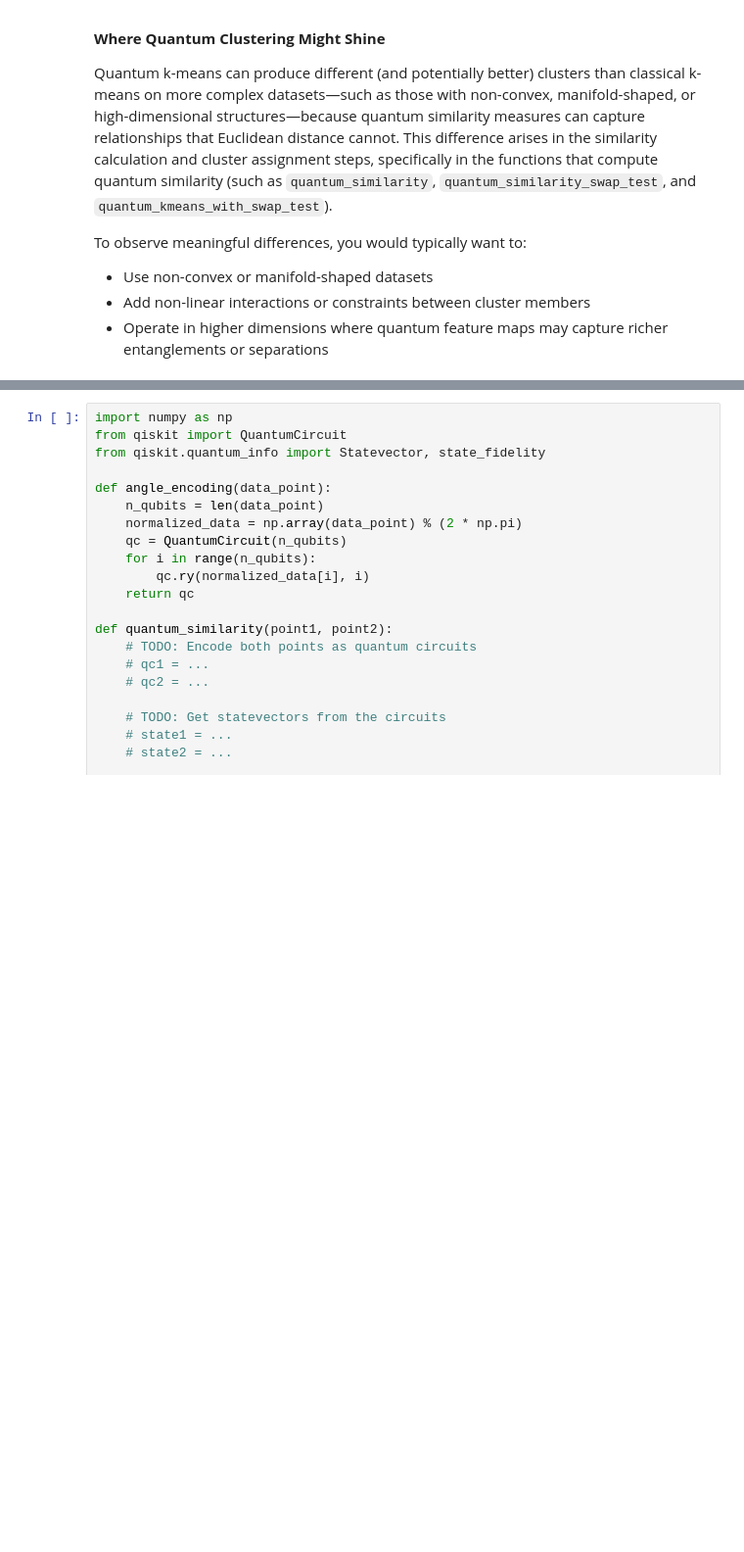
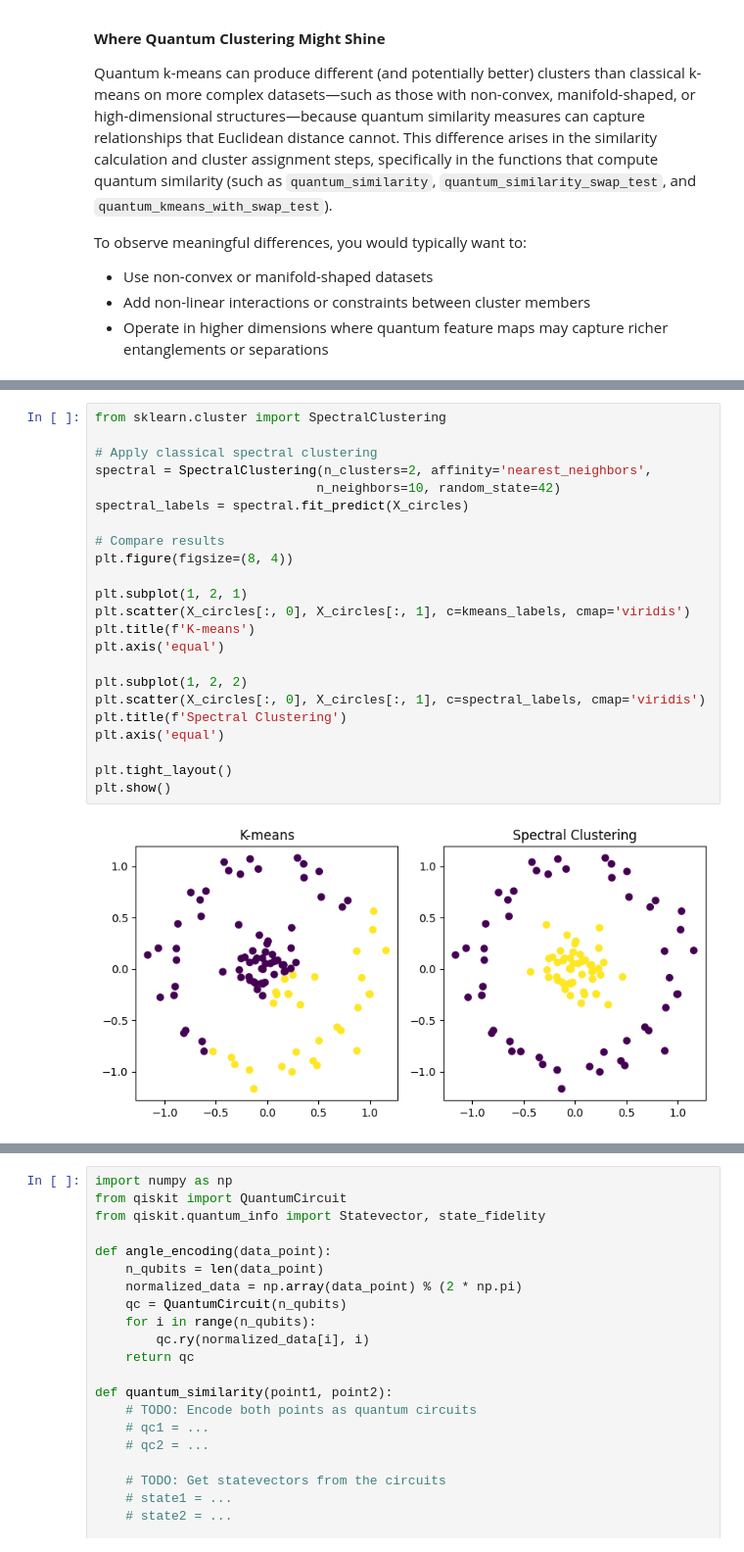
Before and after one commit to YoushaExT/quantum-clustering, a Jupyter notebook: quantum_clustering.ipynb, the cells around one changed output, grey strips where cells are left out. Shown at 98% size. Cells and saved outputs as stored; diff of their text form; blank space fills up the shorter version.

```diff
--- a/quantum_clustering.ipynb
+++ b/quantum_clustering.ipynb
@@ -733,0 +783,25 @@ To observe meaningful differences, you would typically want to:
+# %%
+from sklearn.cluster import SpectralClustering
+
+# Apply classical spectral clustering
+spectral = SpectralClustering(n_clusters=2, affinity='nearest_neighbors',
+                             n_neighbors=10, random_state=42)
+spectral_labels = spectral.fit_predict(X_circles)
+
+# Compare results
+plt.figure(figsize=(8, 4))
+
+plt.subplot(1, 2, 1)
+plt.scatter(X_circles[:, 0], X_circles[:, 1], c=kmeans_labels, cmap='viridis')
+plt.title(f'K-means')
+plt.axis('equal')
+
+plt.subplot(1, 2, 2)
+plt.scatter(X_circles[:, 0], X_circles[:, 1], c=spectral_labels, cmap='viridis')
+plt.title(f'Spectral Clustering')
+plt.axis('equal')
+
+plt.tight_layout()
+plt.show()
+# %% [output]
+[figure, added]
```
Also changed, not shown: parts of 16 cells of this notebook, 1 other file.
